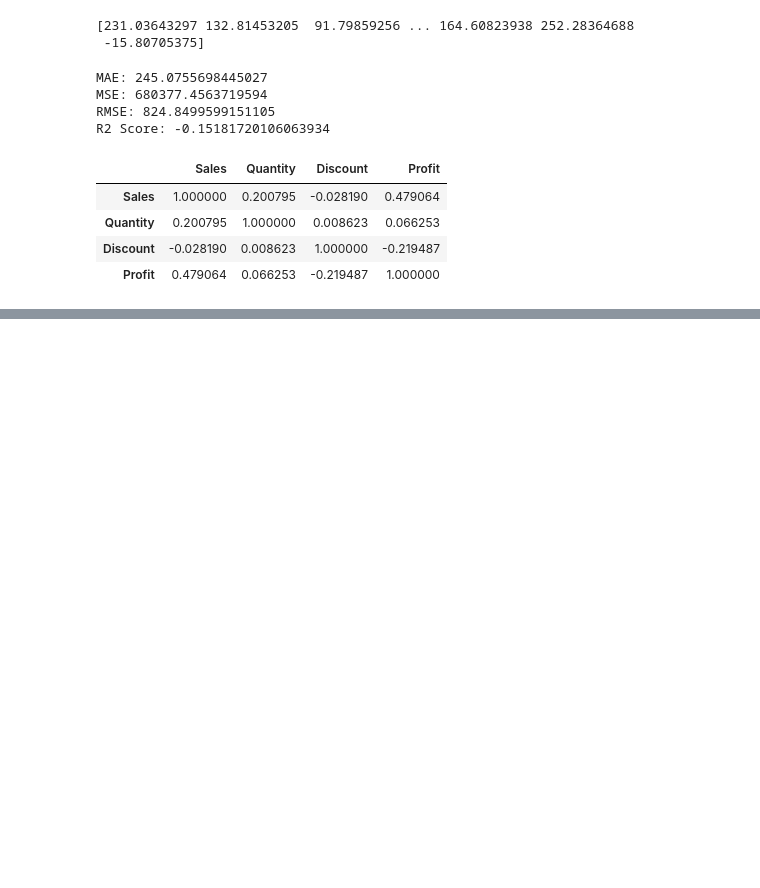
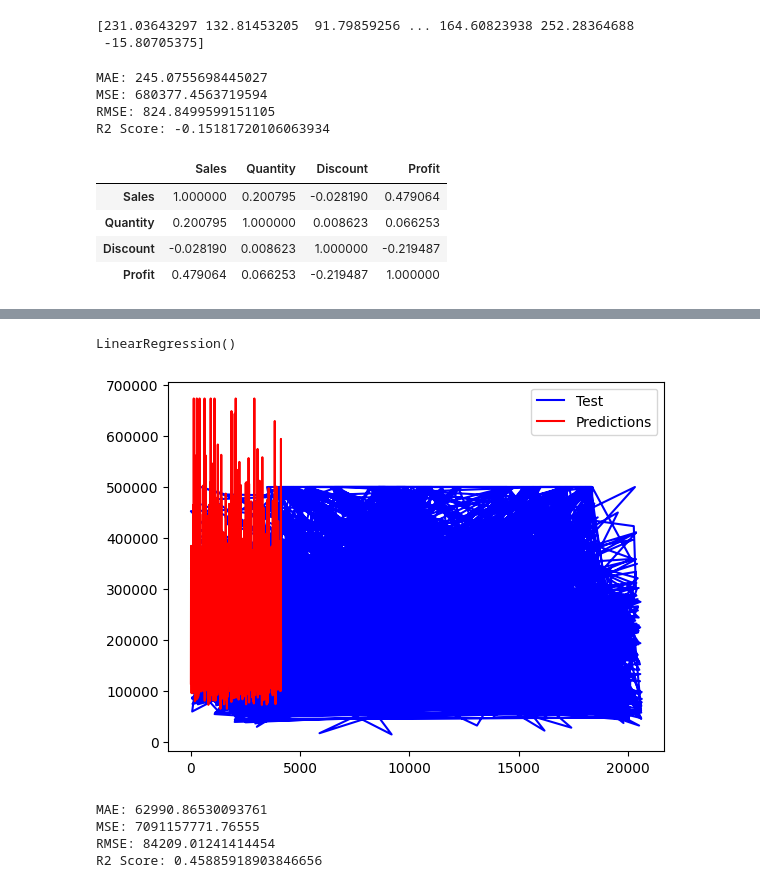
Before and after one commit to hassanh7n/regression, a Jupyter notebook: linear_regression.ipynb, the cells around one changed output, grey strips where cells are left out. Drawn from its saved outputs; the diff is of its cells as text; code cells hidden in the pictures; blank space fills up the shorter version.

Commit message:
multiple linear_regression

```diff
--- a/linear_regression.ipynb
+++ b/linear_regression.ipynb
@@ -154,0 +247,6 @@ df[['Sales', 'Quantity', 'Discount', 'Profit']].corr()
+# %%
+from sklearn.model_selection import train_test_split
+
+X_train, X_test, y_train, y_test = train_test_split(
+    X, y, test_size=0.2, random_state=42
+)
@@ -154,0 +259,5 @@ df[['Sales', 'Quantity', 'Discount', 'Profit']].corr()
+# %%
+from sklearn.preprocessing import StandardScaler
+sc = StandardScaler()
+X_train = sc.fit_transform(X_train)
+X_test = sc.transform(X_test)
@@ -154,0 +274,30 @@ df[['Sales', 'Quantity', 'Discount', 'Profit']].corr()
+# %%
+from sklearn.linear_model import LinearRegression
+regressor = LinearRegression()
+regressor.fit(X_train, y_train)
+# %% [output]
+LinearRegression()
+# %%
+y_pred = regressor.predict(X_test)
+# %%
+plt.plot(y_test, color='blue', label='Test')
+plt.plot(y_pred, color='red', label='Predictions')
+plt.legend()
+plt.show()
+# %% [output]
+[figure, added]
+# %%
+mae = mean_absolute_error(y_test, y_pred)
+mse = mean_squared_error(y_test, y_pred)
+rmse = np.sqrt(mse)
+r2 = r2_score(y_test, y_pred)
+
+print(f"MAE: {mae}")
+print(f"MSE: {mse}")
+print(f"RMSE: {rmse}")
+print(f"R2 Score: {r2}")
+# %% [output]
+MAE: 62990.86530093761
+MSE: 7091157771.76555
+RMSE: 84209.01241414454
+R2 Score: 0.45885918903846656
```
Also changed, not shown: parts of 11 cells of this notebook, 1 other file.
